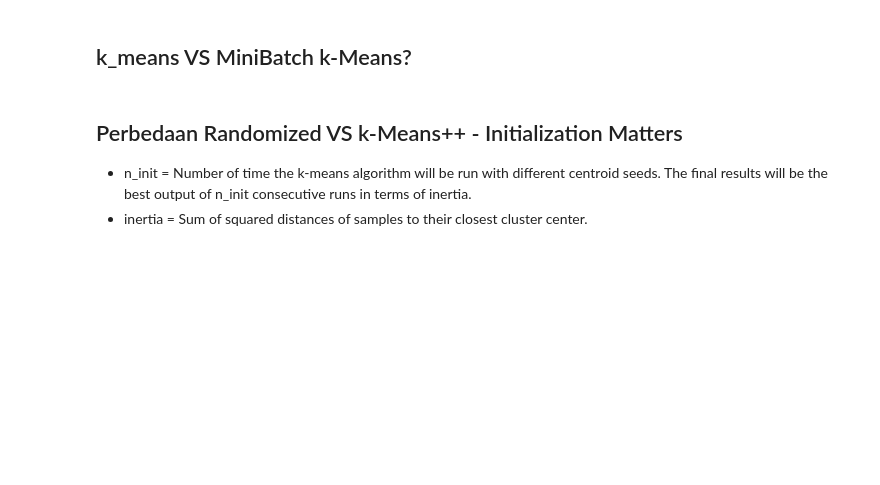
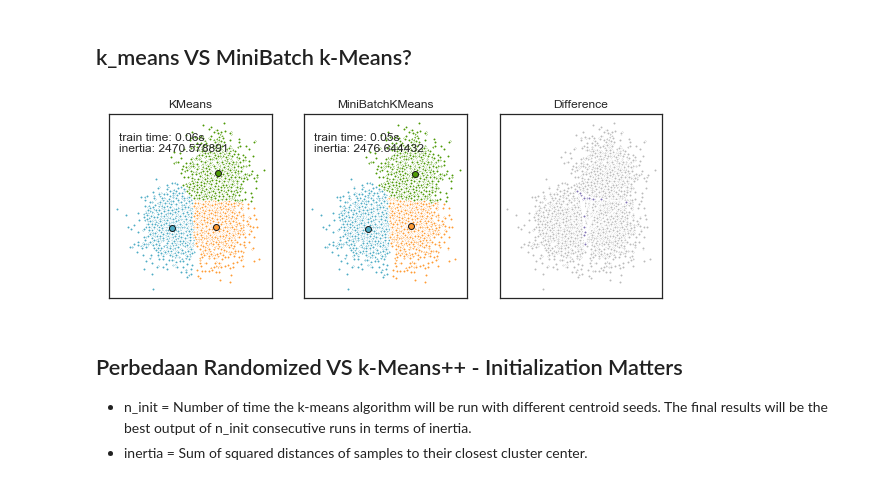
Before and after one commit to kafuu42/tau-data, a Jupyter notebook: unsup.ipynb, the cells around one changed output. Saved outputs shown, nothing was run; the diff lists cells and outputs as text; code cells hidden in the pictures; blank space fills up the shorter version.

```diff
--- a/unsup.ipynb
+++ b/unsup.ipynb
@@ -210,7 +252,9 @@ plt.show()
 # %% [markdown]
 ## k_means VS MiniBatch k-Means?
 # %%
-TS.km_vs_mbkm()
+tau.km_vs_mbkm()
+# %% [output]
+[figure, added]
 # %% [markdown]
 ## Perbedaan Randomized VS k-Means++ - Initialization Matters
 
```
Also changed, not shown: parts of 18 cells of this notebook.
